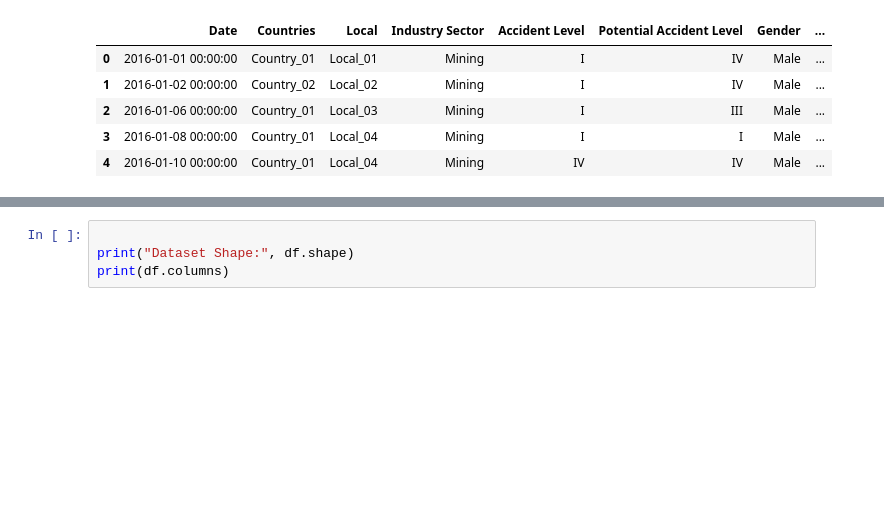
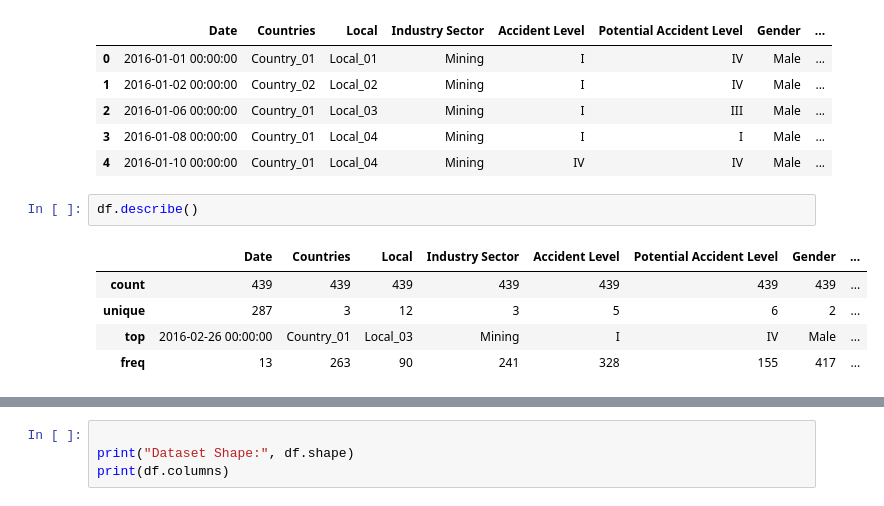
Before and after one commit to HazaaardX/HazardX, a Jupyter notebook: notebook/model.ipynb, the cells around one changed output, grey strips where cells are left out. Cells and saved outputs as stored; diff of their text form; blank space fills up the shorter version.

```diff
--- a/notebook/model.ipynb
+++ b/notebook/model.ipynb
@@ -36,3 +36,11 @@ df.head()
 | 2 | 2016-01-06 00:00:00 | Country_01 | Local_03 | Mining | I | III | Male | ... |
 | 3 | 2016-01-08 00:00:00 | Country_01 | Local_04 | Mining | I | I | Male | ... |
 | 4 | 2016-01-10 00:00:00 | Country_01 | Local_04 | Mining | IV | IV | Male | ... |
+# %%
+df.describe()
+# %% [output]
+|  | Date | Countries | Local | Industry Sector | Accident Level | Potential Accident Level | Gender | ... |
+| count | 439 | 439 | 439 | 439 | 439 | 439 | 439 | ... |
+| unique | 287 | 3 | 12 | 3 | 5 | 6 | 2 | ... |
+| top | 2016-02-26 00:00:00 | Country_01 | Local_03 | Mining | I | IV | Male | ... |
+| freq | 13 | 263 | 90 | 241 | 328 | 155 | 417 | ... |
```
Also changed, not shown: parts of 4 cells of this notebook, 4 other files.
